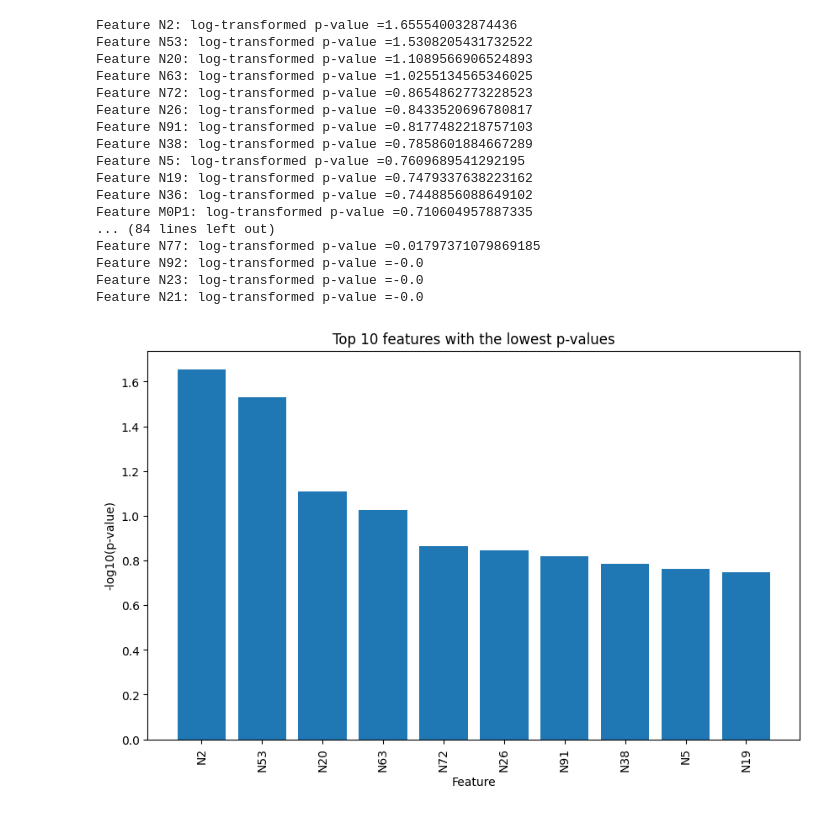
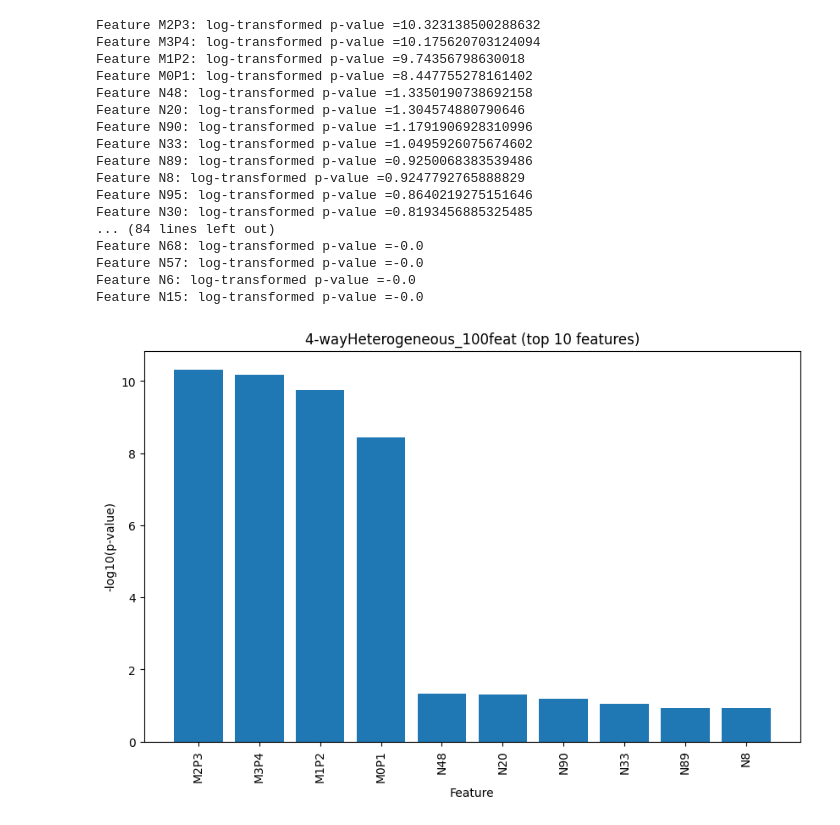
Before and after one commit to siddardhakavuri/Modelling-Associations, a Jupyter notebook: chi-squared.ipynb, the cells around one changed output. Saved outputs shown, nothing was run; the diff lists cells and outputs as text; code cells hidden in the pictures.

```diff
--- a/chi-squared.ipynb
+++ b/chi-squared.ipynb
@@ -4,12 +4,7 @@ import pandas as pd
 import matplotlib.pyplot as plt
 import seaborn as sns
 # %%
-dataset1 = 'Small_Datasets/2-wayEpi_100feat.txt'
-dataset2 = 'Small_Datasets/4-wayAdditive_100feat.txt'
-dataset3 = 'Small_Datasets/2Additive_2-wayEpi_100feat.txt'
-dataset4 = 'Small_Datasets/4-wayHeterogeneous_100feat.txt'
-# dataset5 = 'Large_Datasets/2-wayEpi_100000feat.txt'
-#dataset6 = 'Large_Datasets/4-wayAdditive_100000feat.txt'
-#dataset7 = 'Large_Datasets/2Additive_2-wayEpi_100000feat.txt'
-#dataset8 = 'Large_Datasets/4-wayHeterogeneous_100000feat.txt'
-df = pd.read_csv(dataset1, sep='\t', )
+dataset1 = '2-wayEpi_100feat.txt'
+dataset2 = '4-wayAdditive_100feat.txt'
+dataset3 = '2Additive_2-wayEpi_100feat.txt'
+dataset4 = '4-wayHeterogeneous_100feat.txt'
@@ -37 +11,4 @@ max       2.000000     2.000000     2.000000     2.000000     1.00000
+# %%
+dataset = dataset4
+df = pd.read_csv(dataset, sep='\t')
 # %%
@@ -56,18 +56,0 @@ p_values_df = pd.DataFrame(columns=['Feature', 'P-Value'])
-# %%
-from sklearn.feature_selection import chi2
-
-# Assuming X is your feature matrix and y is your target vector
-# X and y should be numpy arrays or similar data structures
-
-# Perform the chi-square test
-chi2_scores, p_values = chi2(X, y)
-
-# Print the chi-square scores and p-values for each feature along with the feature name
-for i in range(len(chi2_scores)):
-    print(f'Feature {i} ({X.columns[i]}): Chi2={chi2_scores[i]}')
-
-# Log-transform the p-values
-log_p_values = -np.log10(p_values)
-# Print the log-transformed p-values for each feature along with the feature name
-for i in range(len(log_p_values)):
-    print(f'Feature {i} ({X.columns[i]}): log-transformed p-value ={log_p_values[i]}')
@@ -92,40 +57,40 @@ Feature 99 (M0P2): log-transformed p-value =0.1440317513431694
 # %%
 # Sort the log-transformed p-values in descending order
 sorted_indices = np.argsort(log_p_values)[::-1]
 sorted_log_p_values = log_p_values[sorted_indices]
 sorted_features = X.columns[sorted_indices]
 
 # Print the sorted log-transformed p-values and the corresponding feature names
 for i in range(len(sorted_log_p_values)):
     print(f'Feature {sorted_features[i]}: log-transformed p-value ={sorted_log_p_values[i]}')
 
 # Get top 10 features along with class
 top_features = sorted_features[:10]
 
 # Plot the top 10 features
 plt.figure(figsize=(10, 6))
 plt.bar(range(len(top_features)), sorted_log_p_values[:10])
 plt.xticks(range(len(top_features)), top_features, rotation=90)
 plt.xlabel('Feature')
 plt.ylabel('-log10(p-value)')
-plt.title('Top 10 features with the lowest p-values')
+plt.title(dataset[:-4] + ' (top 10 features)')
 plt.show()
 # %% [output]
-Feature N2: log-transformed p-value =1.655540032874436
-Feature N53: log-transformed p-value =1.5308205431732522
-Feature N20: log-transformed p-value =1.1089566906524893
-Feature N63: log-transformed p-value =1.0255134565346025
-Feature N72: log-transformed p-value =0.8654862773228523
-Feature N26: log-transformed p-value =0.8433520696780817
-Feature N91: log-transformed p-value =0.8177482218757103
-Feature N38: log-transformed p-value =0.7858601884667289
-Feature N5: log-transformed p-value =0.7609689541292195
-Feature N19: log-transformed p-value =0.7479337638223162
-Feature N36: log-transformed p-value =0.7448856088649102
-Feature M0P1: log-transformed p-value =0.710604957887335
+Feature M2P3: log-transformed p-value =10.323138500288632
+Feature M3P4: log-transformed p-value =10.175620703124094
+Feature M1P2: log-transformed p-value =9.74356798630018
+Feature M0P1: log-transformed p-value =8.447755278161402
+Feature N48: log-transformed p-value =1.3350190738692158
+Feature N20: log-transformed p-value =1.304574880790646
+Feature N90: log-transformed p-value =1.1791906928310996
+Feature N33: log-transformed p-value =1.0495926075674602
+Feature N89: log-transformed p-value =0.9250068383539486
+Feature N8: log-transformed p-value =0.9247792765888829
+Feature N95: log-transformed p-value =0.8640219275151646
+Feature N30: log-transformed p-value =0.8193456885325485
 ... (84 lines left out)
-Feature N77: log-transformed p-value =0.01797371079869185
-Feature N92: log-transformed p-value =-0.0
-Feature N23: log-transformed p-value =-0.0
-Feature N21: log-transformed p-value =-0.0
+Feature N68: log-transformed p-value =-0.0
+Feature N57: log-transformed p-value =-0.0
+Feature N6: log-transformed p-value =-0.0
+Feature N15: log-transformed p-value =-0.0
-[figure, old version]
+[figure, new version]
```
Also changed, not shown: parts of 8 cells of this notebook, 9 other files.
